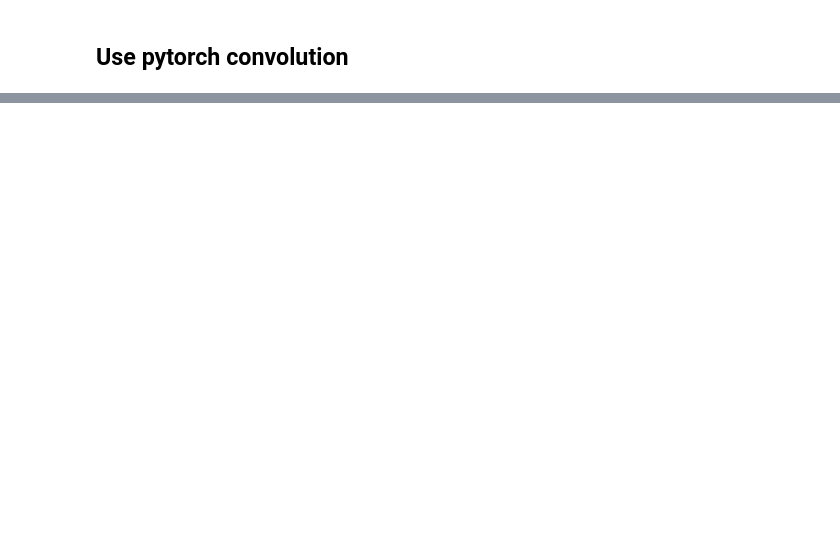
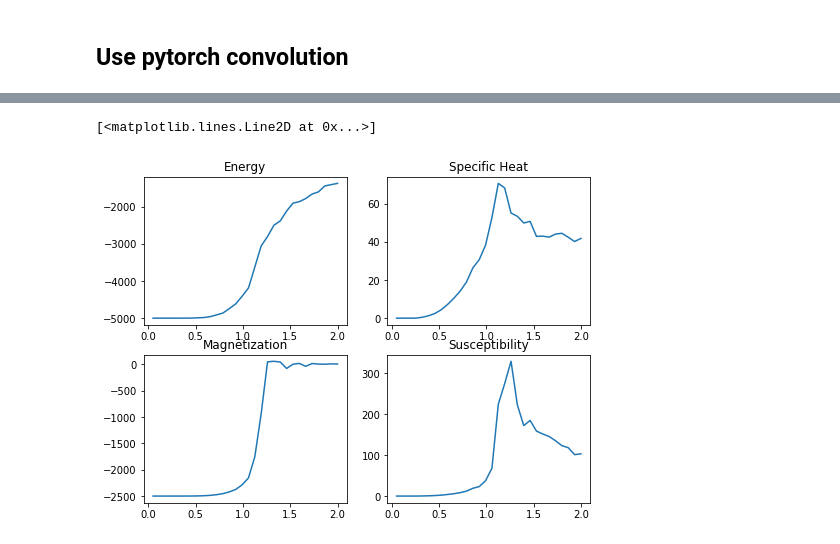
Before and after one commit to danlkv/ising_model, a Jupyter notebook: syntesis/Ising metropolis.ipynb, the cells around one changed output, grey strips where cells are left out. Cells and saved outputs as stored; diff of their text form; code cells hidden in the pictures; blank space fills up the shorter version.

```diff
--- a/syntesis/Ising metropolis.ipynb
+++ b/syntesis/Ising metropolis.ipynb
@@ -155,3 +133,16 @@ done measure
+# %%
+fig, axs = plt.subplots(2,2, figsize=(8,6))
+
+[ax.set_title(t) for ax, t in zip(sum(map(list, axs),[]),
+                              ['Energy','Specific Heat', 'Magnetization', 'Susceptibility'])]
+
+axs[0,0].plot(temps, energies)
+axs[0,1].plot(temps, list(map(np.std, eneg_tm)))
+axs[1,0].plot(temps, list(map(np.mean, mag_tm)))
+axs[1,1].plot(temps, list(map(np.std, mag_tm)))
+# %% [output]
+[<matplotlib.lines.Line2D at 0x...>]
+[figure, added]
 # %%
 fig, axs = plt.subplots(2,2, figsize=(8,6))
 
```
Also changed, not shown: parts of 12 cells of this notebook, 4 other files.
